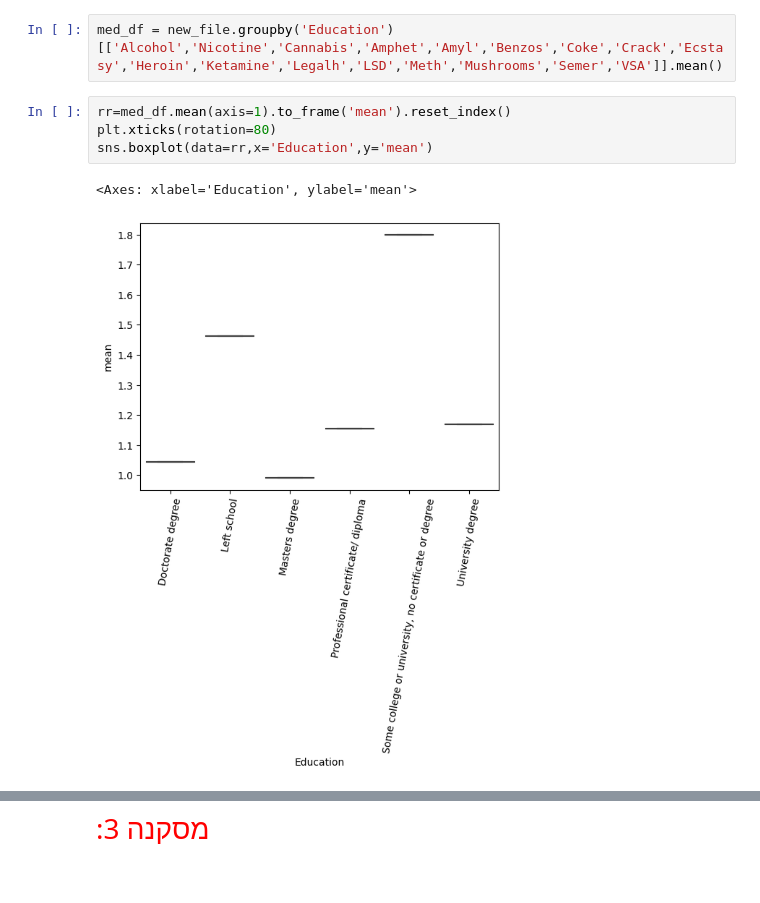
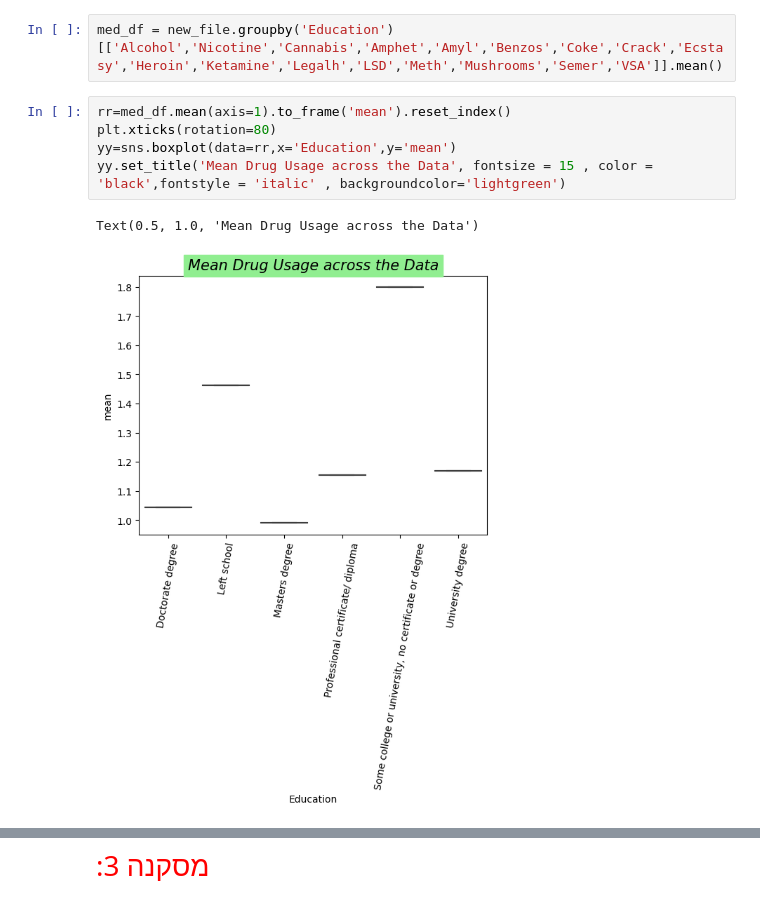
Before and after one commit to neriyabrin/Drug-Analysis-project, a Jupyter notebook: Drug Analysis_project.ipynb, the cells around one changed output, grey strips where cells are left out. Saved outputs shown, nothing was run; the diff lists cells and outputs as text; blank space fills up the shorter version.

```diff
--- a/Drug Analysis_project.ipynb
+++ b/Drug Analysis_project.ipynb
@@ -237,10 +209,11 @@ med_df = new_file.groupby('Education')[['Alcohol','Nicotine','Cannabis','Amphet'
 # %%
 rr=med_df.mean(axis=1).to_frame('mean').reset_index()
 plt.xticks(rotation=80)
-sns.boxplot(data=rr,x='Education',y='mean')
+yy=sns.boxplot(data=rr,x='Education',y='mean')
+yy.set_title('Mean Drug Usage across the Data', fontsize = 15 , color = 'black',fontstyle = 'italic' , backgroundcolor='lightgreen')
 # %% [output]
-<Axes: xlabel='Education', ylabel='mean'>
+Text(0.5, 1.0, 'Mean Drug Usage across the Data')
-[figure, old version]
+[figure, new version]
 # %%
 fig, axes = plt.subplots(figsize=(20,8), ncols=2)
 plt.figure(figsize=(20,10))
```
Also changed, not shown: parts of 13 cells of this notebook.
